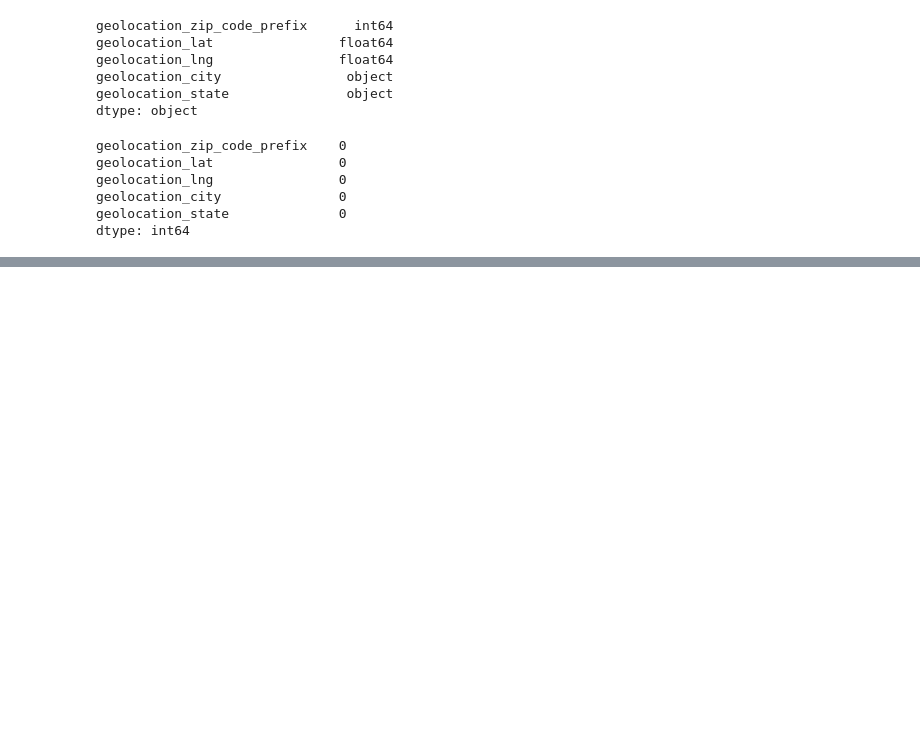
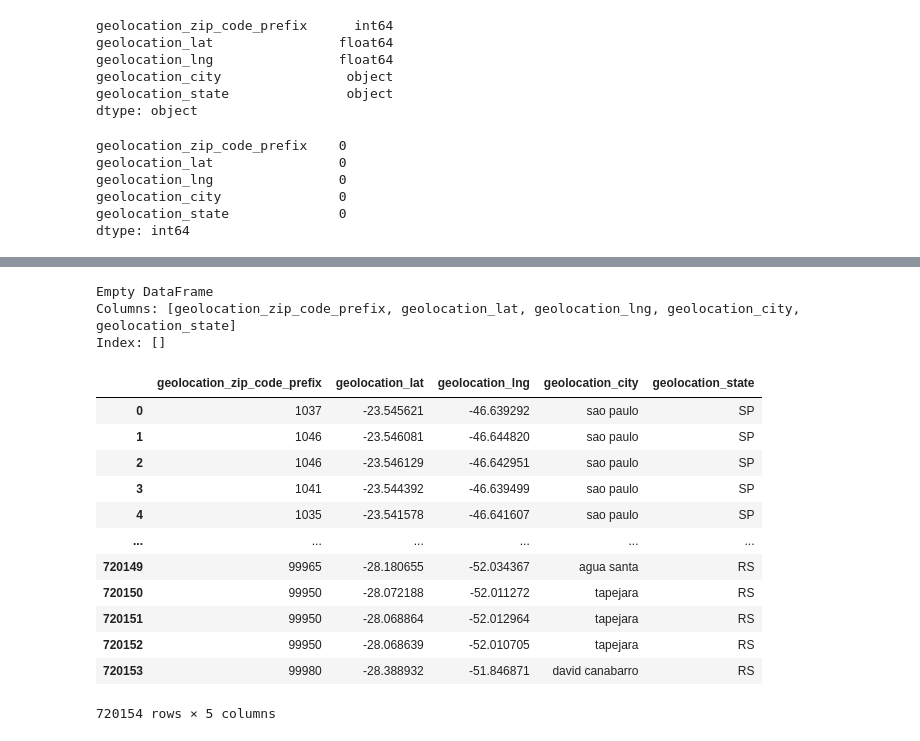
Before and after one commit to saikeerthan06/309-Project, a Jupyter notebook: testingrichie.ipynb, the cells around one changed output, grey strips where cells are left out. Drawn from its saved outputs; the diff is of its cells as text; code cells hidden in the pictures; blank space fills up the shorter version.

Commit message:
Further updates on data cleaning code

```diff
--- a/testingrichie.ipynb
+++ b/testingrichie.ipynb
@@ -148,0 +226,22 @@ duplicates
+# %%
+print(file2[file2.duplicated(subset=['geolocation_zip_code_prefix', 'geolocation_lat', 'geolocation_lng'])])
+file2 = file2.drop_duplicates(subset=['geolocation_zip_code_prefix', 'geolocation_lat', 'geolocation_lng'])
+file2 = file2.reset_index(drop=True)
+file2
+# %% [output]
+Empty DataFrame
+Columns: [geolocation_zip_code_prefix, geolocation_lat, geolocation_lng, geolocation_city, geolocation_state]
+Index: []
+|  | geolocation_zip_code_prefix | geolocation_lat | geolocation_lng | geolocation_city | geolocation_state |
+| 0 | 1037 | -23.545621 | -46.639292 | sao paulo | SP |
+| 1 | 1046 | -23.546081 | -46.644820 | sao paulo | SP |
+| 2 | 1046 | -23.546129 | -46.642951 | sao paulo | SP |
+| 3 | 1041 | -23.544392 | -46.639499 | sao paulo | SP |
+| 4 | 1035 | -23.541578 | -46.641607 | sao paulo | SP |
+| ... | ... | ... | ... | ... | ... |
+| 720149 | 99965 | -28.180655 | -52.034367 | agua santa | RS |
+| 720150 | 99950 | -28.072188 | -52.011272 | tapejara | RS |
+| 720151 | 99950 | -28.068864 | -52.012964 | tapejara | RS |
+| 720152 | 99950 | -28.068639 | -52.010705 | tapejara | RS |
+| 720153 | 99980 | -28.388932 | -51.846871 | david canabarro | RS |
+720154 rows × 5 columns
```
Also changed, not shown: parts of 16 cells of this notebook.
